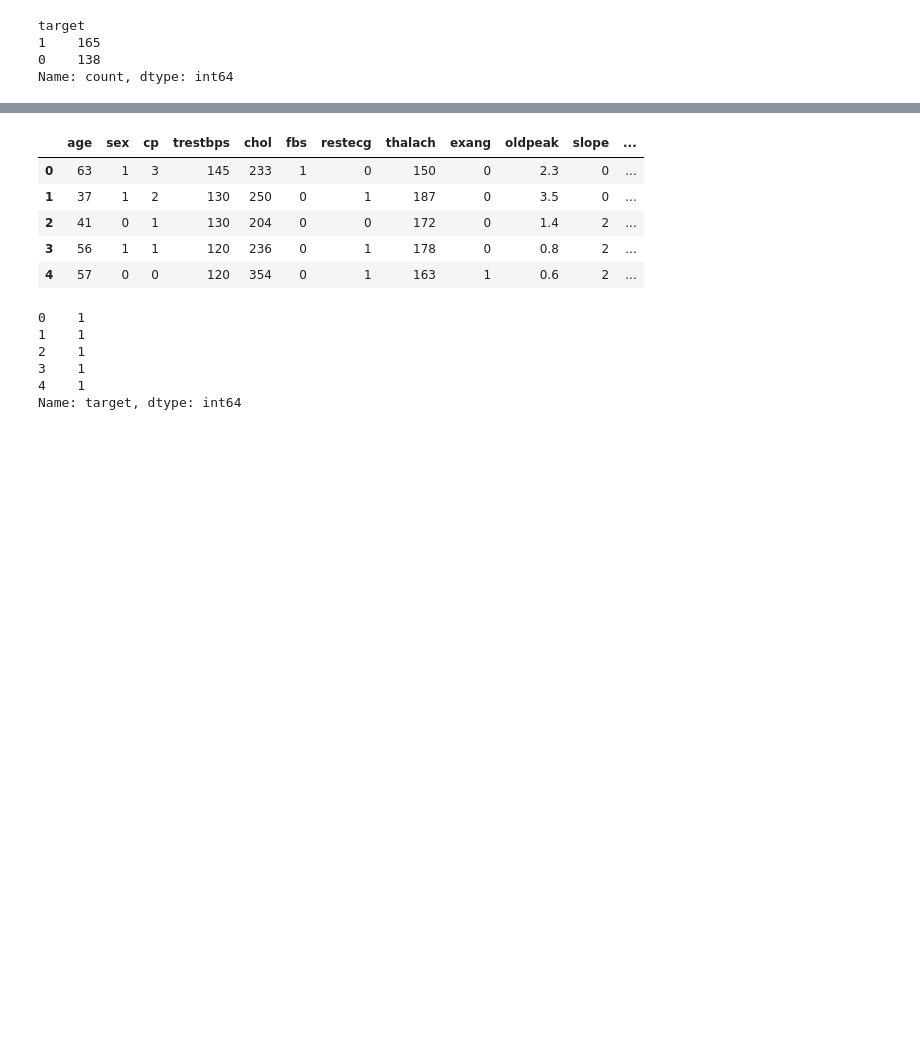
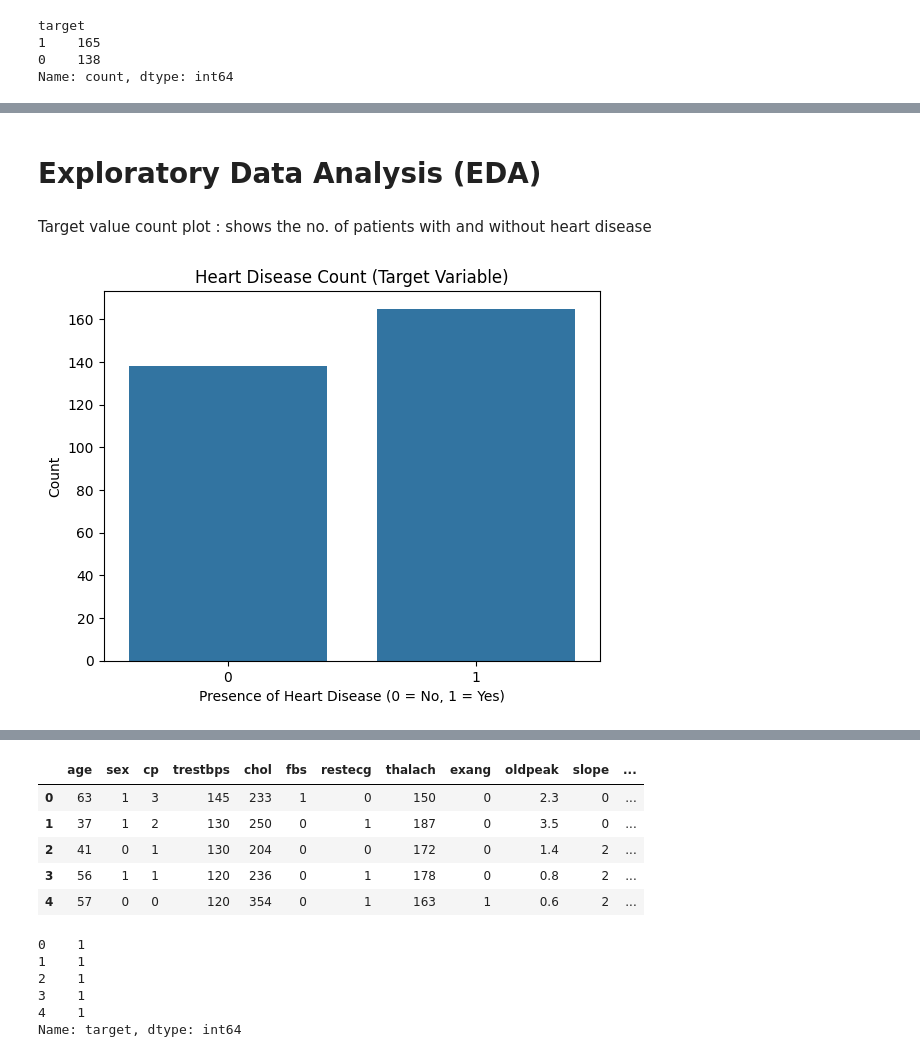
Before and after one commit to gurpreet2007/Heart_Disease_Prediction, a Jupyter notebook: notebook/HeartExploration.ipynb, the cells around one changed output, grey strips where cells are left out. Saved outputs shown, nothing was run; the diff lists cells and outputs as text; code cells hidden in the pictures; blank space fills up the shorter version.

```diff
--- a/notebook/HeartExploration.ipynb
+++ b/notebook/HeartExploration.ipynb
@@ -12,2 +19,3 @@ from sklearn.metrics import accuracy_score
 # %%
-heart_df = pd.read_csv("../Dataset/heart.csv")
+# loading the Heart dataset
+heart_df = pd.read_csv("../dataset/heart.csv")
@@ -49,0 +158,2 @@ Name: count, dtype: int64
+# %%
+heart_df['thal']=heart_df['thal'].replace(0,3)
@@ -49,0 +163,2 @@ Name: count, dtype: int64
+# %%
+heart_df['ca']=heart_df['ca'].replace(4,0)
@@ -80,0 +181,12 @@ corr
+# %% [markdown]
+# Exploratory Data Analysis (EDA)
+# %% [markdown]
+Target value count plot : shows the no. of patients with and without heart disease
+# %%
+sns.countplot(x='target', data=heart_df)
+plt.title('Heart Disease Count (Target Variable)')
+plt.xlabel('Presence of Heart Disease (0 = No, 1 = Yes)')
+plt.ylabel('Count')
+plt.show()
+# %% [output]
+[figure, added]
```
Also changed, not shown: parts of 65 cells of this notebook, 9 other files.
